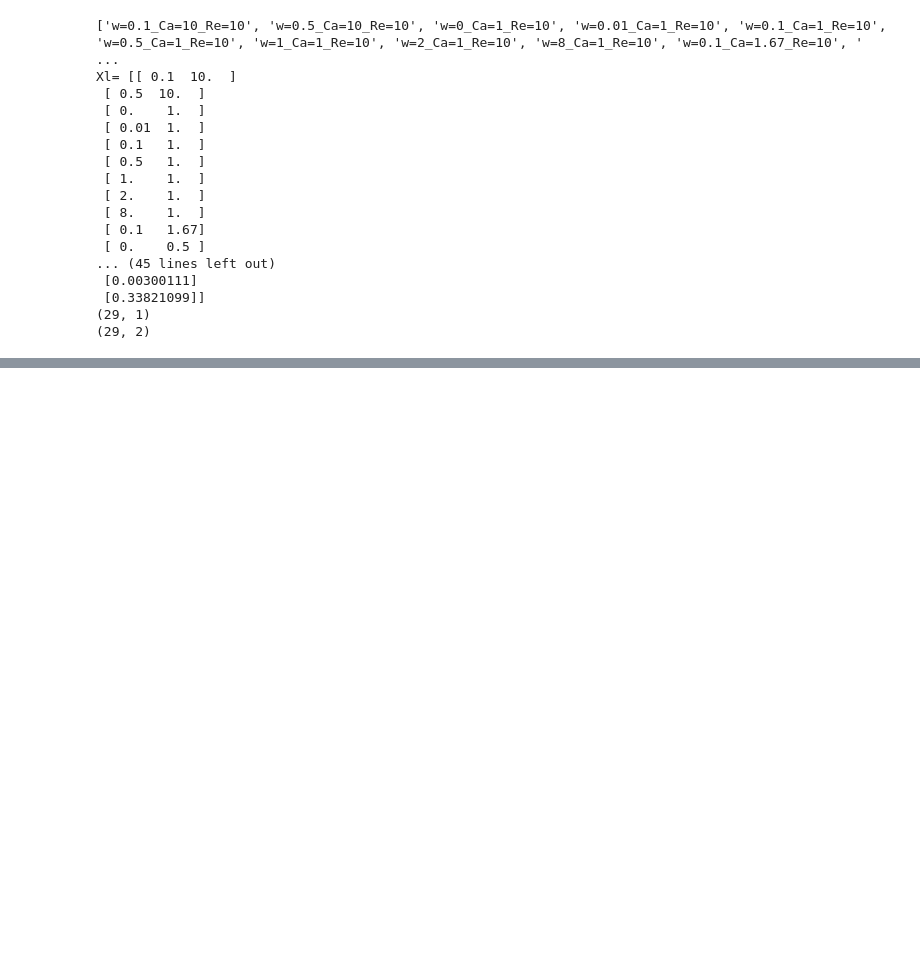
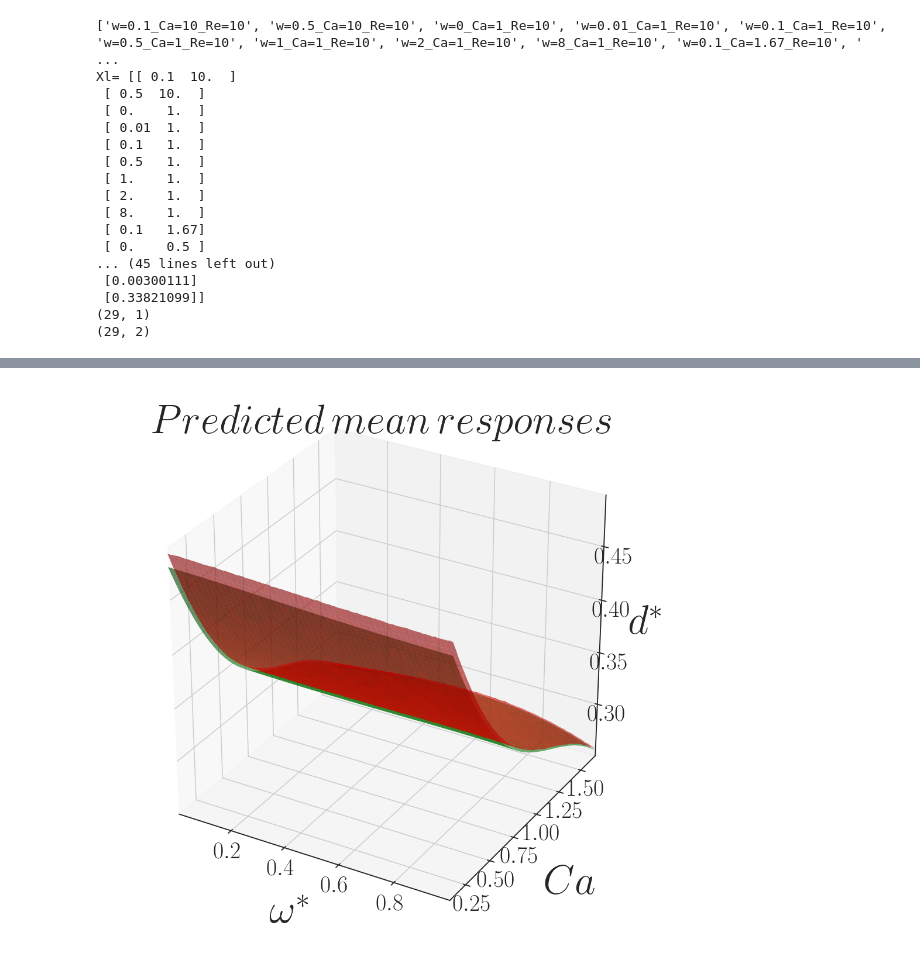
Before and after one commit to alilafzi/Multi_Fidelity_Gaussian_Processes, a Jupyter notebook: MFGP.ipynb, the cells around one changed output, grey strips where cells are left out. Saved outputs shown, nothing was run; the diff lists cells and outputs as text; code cells hidden in the pictures; blank space fills up the shorter version.

```diff
--- a/MFGP.ipynb
+++ b/MFGP.ipynb
@@ -523,0 +553,74 @@ new_vector_2 = mean[-nx2:]
+# %%
+from matplotlib import pyplot as plt
+import matplotlib.mlab as ml
+import matplotlib.patches as mpatches
+
+from mpl_toolkits import mplot3d
+from matplotlib import rc, rcParams
+from mpl_toolkits.mplot3d import Axes3D
+
+plt.rcParams['text.usetex'] = True
+plt.rcParams['text.latex.unicode'] = True
+rc('text', usetex=True)
+#rc('axes', linewidth=2)
+rc('font', weight='bold')
+
+
+def get_fix_mins_maxs(mins, maxs):
+    deltas = (maxs - mins) / 12.
+    mins = mins + deltas / 4.
+    maxs = maxs - deltas / 4.
+
+    return [mins, maxs]
+
+
+os.chdir('/content/gdrive/My Drive/Uncertainty Quantification/Project')
+
+if plot == 1:
+    Highplot = ml.griddata(Xtest[:,0],Xtest[:,1], mean.flatten(), x1, x2, interp = 'linear')
+    Lowplot = ml.griddata(Xtest[:,0],Xtest[:,1], mu1.flatten(), x1, x2, interp = 'linear')
+    Varplot = ml.griddata(Xtest[:,0],Xtest[:,1], var.flatten(), x1, x2, interp = 'linear')
+    #GPplot = ml.griddata(Xtest[:,0],Xtest[:,1], mu4.flatten(), X, Y, interp = 'linear')
+
+    #fig = plt.figure(1)
+    #ax = fig.add_subplot(111, projection='3d')
+    fig , ax = plt.subplots(1,1,figsize = (17,17))
+    ax = plt.axes(projection='3d')
+    #ax.plot_surface(X, Y, Exactplot, color = '#377eb8', rstride=2, cstride=2,
+    #                                linewidth=0, antialiased=True, shade = True, alpha = 0.6)
+    #ax.plot_surface(X, Y, Medplot, color = 'magenta', rstride=2, cstride=2,
+     #                               linewidth=0, antialiased=True, shade = True, alpha = 0.6)
+    ax.plot_surface(x1, x2, Lowplot, color = 'green', rstride=2, cstride=2,
+                                    linewidth=0, antialiased=True, shade = True, alpha = 0.6)
+    ax.plot_surface(x1, x2, Highplot, color = 'red', rstride=2, cstride=2,
+                                    linewidth=0, antialiased=True, shade = True, alpha = 0.6)
+
+    #fig = plt.figure(figsize=(18,6))
+    #fig = plt.figure(1)
+    plt.title(r'$Predicted \, mean  \, responses$',fontsize=70)
+    #plt.xlabel('$Frequency$', fontsize=17, labelpad = 10)
+    #plt.ylabel('$Capillary$', fontsize=17, labelpad = 10)
+    ax.set_xlabel(r'$\omega^*$', fontsize=70,  rotation=0, labelpad=45)
+    ax.set_ylabel(r'$Ca$', fontsize=70, rotation=0, labelpad=62)
+    ax.set_zlabel(r'$d^*$', fontsize=70, rotation=0, labelpad=33.5)
+    #ax.set_zlabel('Distance', fontsize=30, rotation=0, labelpad=15)
+    ax.tick_params(axis="x", labelsize=40)
+    ax.tick_params(axis="y", labelsize=40)
+    ax.tick_params(axis="z", labelsize=40)
+    ax.xaxis.set_rotate_label(False)
+    ax.yaxis.set_rotate_label(False)
+    ax.zaxis.set_rotate_label(False)
+
+    #plt.tight_layout()
+    #plt.legend()
+    #ax.xaxis.set_ticks(np.arange(0, 1.0, 0.2))
+    minmax = get_fix_mins_maxs(-0.0, 1.0)
+    ## Set each axis limits
+    ax.set_xlim(minmax)
+    minmax = get_fix_mins_maxs(0.09, 1.67)
+    ax.set_ylim(minmax)
+    #ax.set_zlim(minmax)
+    #plt.savefig('surface_plot.eps')
+    plt.savefig('surface_plot.eps', bbox_inches = 'tight', pad_inches = 0)
+# %% [output]
+[figure, added]
```
Also changed, not shown: parts of 21 cells of this notebook.
